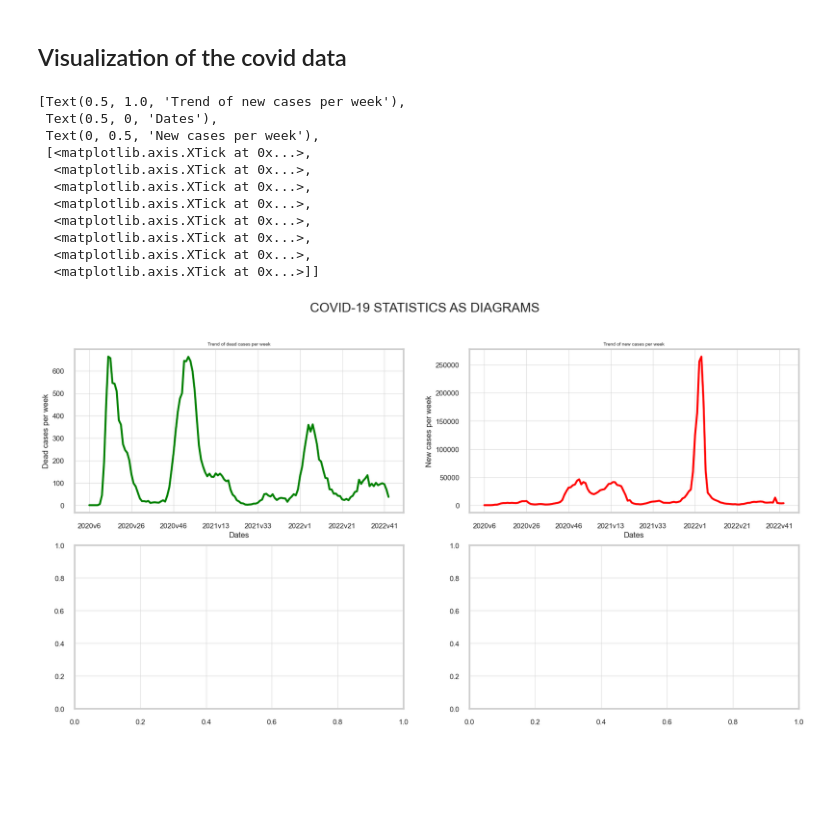
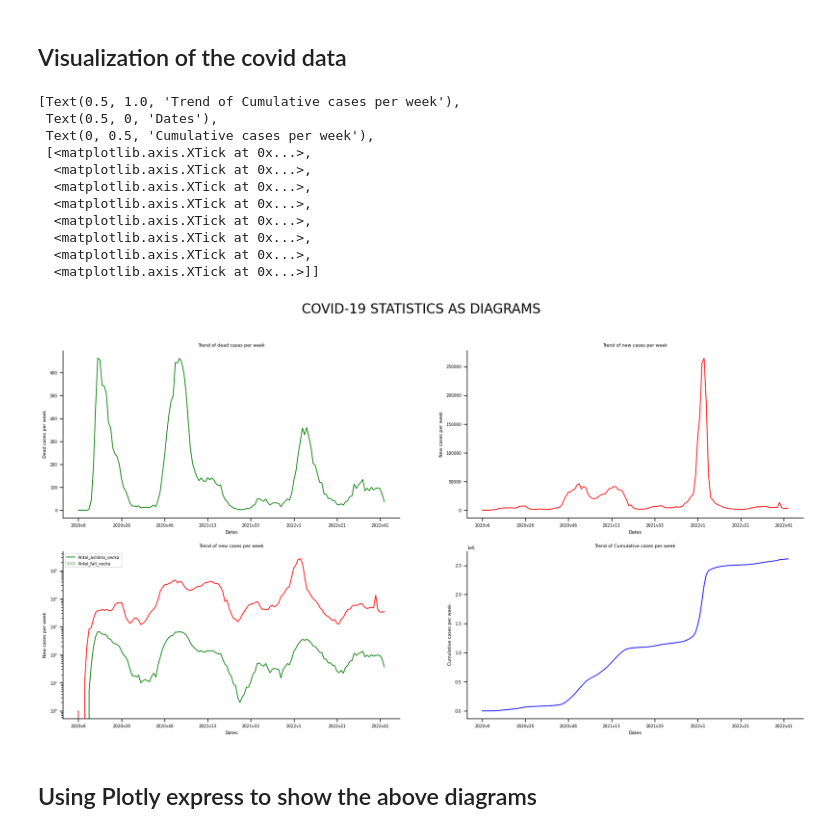
Before and after one commit to abdulahmed22/Data-behandling, a Jupyter notebook: lab/covid_data_analysis.ipynb, the cells around one changed output. Drawn from its saved outputs; the diff is of its cells as text; code cells hidden in the pictures; blank space fills up the shorter version.

```diff
--- a/lab/covid_data_analysis.ipynb
+++ b/lab/covid_data_analysis.ipynb
@@ -152,26 +152,42 @@ df.head()
 # %%
 fig, ax = plt.subplots(2,2, figsize=(20,10))
 fig.suptitle("COVID-19 STATISTICS AS DIAGRAMS", fontsize=20)
-sns.set_context("poster", font_scale = .5, rc={"grid.linewidth": 0.6})
+sns.set_context("paper", font_scale = .7, rc={"grid.linewidth": 0})
+sns.despine()
 
 
 # 1c shows the number of dead cases per week
 sns.lineplot(data=df, x="Vecka", y="Antal_avlidna_vecka",color="green",ax=ax[0,0])
 ax[0,0].set(title= "Trend of dead cases per week",xlabel="Dates", ylabel="Dead cases per week", xticks=df["Vecka"][::20])
 
 #1d shows the number of new cases per week
 sns.lineplot(data=df, x="Vecka", y="Antal_fall_vecka",color="red",ax=ax[0,1])
 ax[0,1].set(title= "Trend of new cases per week",xlabel="Dates", ylabel="New cases per week", xticks=df["Vecka"][::20])
+
+#1e shows bothe death cases per week and new cases per week in the same window
+sns.lineplot(data=df, x="Vecka", y="Antal_avlidna_vecka",color="green",ax=ax[1,0])
+ax[1,0].set(title= "Trend of dead cases per week",xlabel="Dates", ylabel="Dead cases per week", xticks=df["Vecka"][::20])
+
+sns.lineplot(data=df, x="Vecka", y="Antal_fall_vecka",color="red",ax=ax[1,0])
+ax[1,0].set(title= "Trend of new cases per week",xlabel="Dates", ylabel="New cases per week", xticks=df["Vecka"][::20])
+ax[1,0].set_yscale("log")
+ax[1,0].legend(["Antal_avlidna_vecka", "Antal_fall_vecka"], loc= "upper left")
+
+#1f shows the cumulative number of cases
+sns.lineplot(data=df, x="Vecka", y="Kum_antal_fall",color="blue",ax=ax[1,1])
+ax[1,1].set(title= "Trend of Cumulative cases per week",xlabel="Dates", ylabel="Cumulative cases per week", xticks=df["Vecka"][::20])
 # %% [output]
-[Text(0.5, 1.0, 'Trend of new cases per week'),
+[Text(0.5, 1.0, 'Trend of Cumulative cases per week'),
  Text(0.5, 0, 'Dates'),
- Text(0, 0.5, 'New cases per week'),
+ Text(0, 0.5, 'Cumulative cases per week'),
  [<matplotlib.axis.XTick at 0x...>,
   <matplotlib.axis.XTick at 0x...>,
   <matplotlib.axis.XTick at 0x...>,
   <matplotlib.axis.XTick at 0x...>,
   <matplotlib.axis.XTick at 0x...>,
   <matplotlib.axis.XTick at 0x...>,
   <matplotlib.axis.XTick at 0x...>,
   <matplotlib.axis.XTick at 0x...>]]
-[figure, old version]
+[figure, new version]
+# %% [markdown]
+## Using Plotly express to show the above diagrams
```
Also changed, not shown: parts of 1 cell of this notebook.
